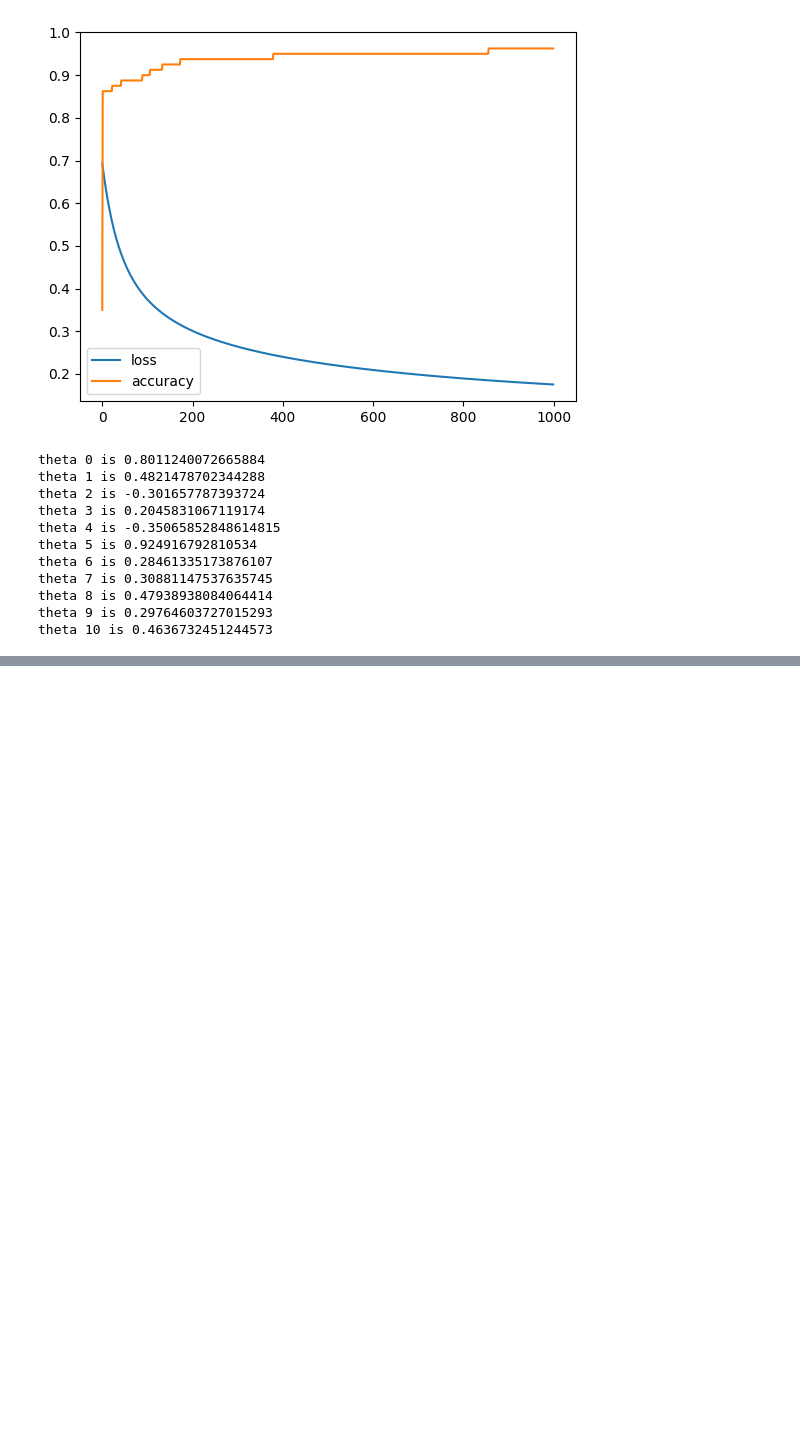
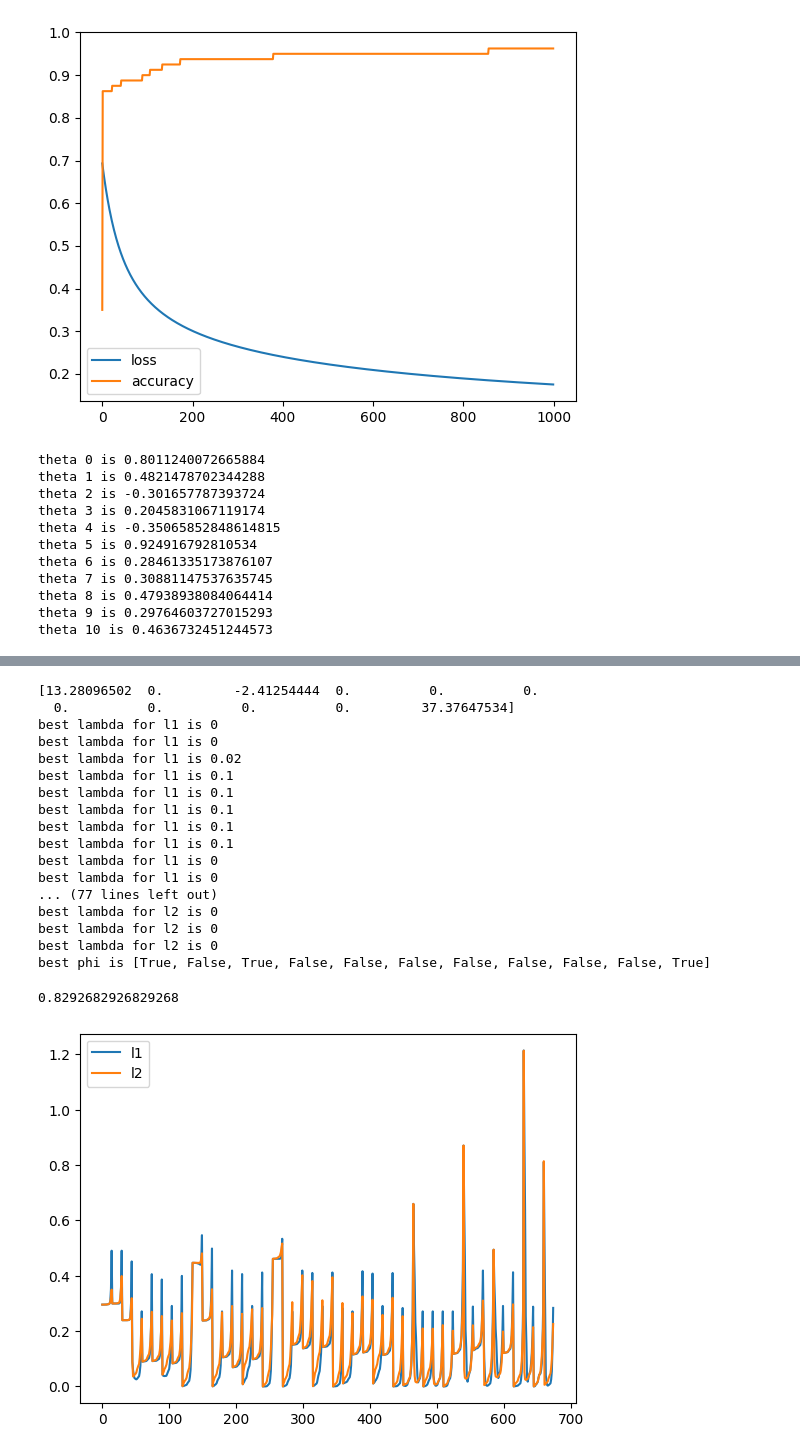
Before and after one commit to ShyEagle21/Practice, a Jupyter notebook: ML_C1_PSET1.ipynb, the cells around one changed output, grey strips where cells are left out. Saved outputs shown, nothing was run; the diff lists cells and outputs as text; code cells hidden in the pictures; blank space fills up the shorter version.

```diff
--- a/ML_C1_PSET1.ipynb
+++ b/ML_C1_PSET1.ipynb
@@ -448,10 +450,10 @@ from itertools import combinations
 
 def generate_combinations():
     # Generate all combinations of 2 True and 9 False
-    internal_combinations = list(combinations(range(11), 2))
+    internal_combinations = list(combinations(range(10), 2))
     all_combinations = []
     for comb in internal_combinations:
-        lst = [False] * 11
+        lst = [False] * 10
         for idx in comb:
             lst[idx] = True
         all_combinations.append(lst)
@@ -459,3 +461,4 @@ def generate_combinations():
 
 # Generate all combinations
 phi_list = generate_combinations()
+phi_list = [[True] + sublist for sublist in phi_list]
@@ -466,3 +465,38 @@ print(best_theta.coef_)
+# %%
+coefficient_acc = np.zeros(11)
+j=0
+for i in range(11):
+    if best_phi[i] == True:
+        coefficient_acc[i] = best_theta.coef_[0][j]
+        j += 1
+
+print(coefficient_acc)
+
+penalty = ['l1', 'l2']
+lmbds = [0, 0.01, 0.02, .04, .05, .07, .1, .2, .3, .4, .5, 1, 2, 5, 10]
+best_lmbd, best_phi, best_theta, test_loss = train_and_eval_model(X, y, X_test, y_test, lmbds, phi_list, penalty)
+print(f'best phi is {best_phi}')
+accuracy_check(X_test, y_test, coefficient_acc)
+# %% [output]
+[13.28096502  0.         -2.41254444  0.          0.          0.
+  0.          0.          0.          0.         37.37647534]
+best lambda for l1 is 0
+best lambda for l1 is 0
+best lambda for l1 is 0.02
+best lambda for l1 is 0.1
+best lambda for l1 is 0.1
+best lambda for l1 is 0.1
+best lambda for l1 is 0.1
+best lambda for l1 is 0.1
+best lambda for l1 is 0
+best lambda for l1 is 0
+... (77 lines left out)
+best lambda for l2 is 0
+best lambda for l2 is 0
+best lambda for l2 is 0
+best phi is [True, False, True, False, False, False, False, False, False, False, True]
+0.8292682926829268
+[figure, added]
 # %%
 print(best_theta.coef_)
 print(best_phi)
```
Also changed, not shown: parts of 6 cells of this notebook.
